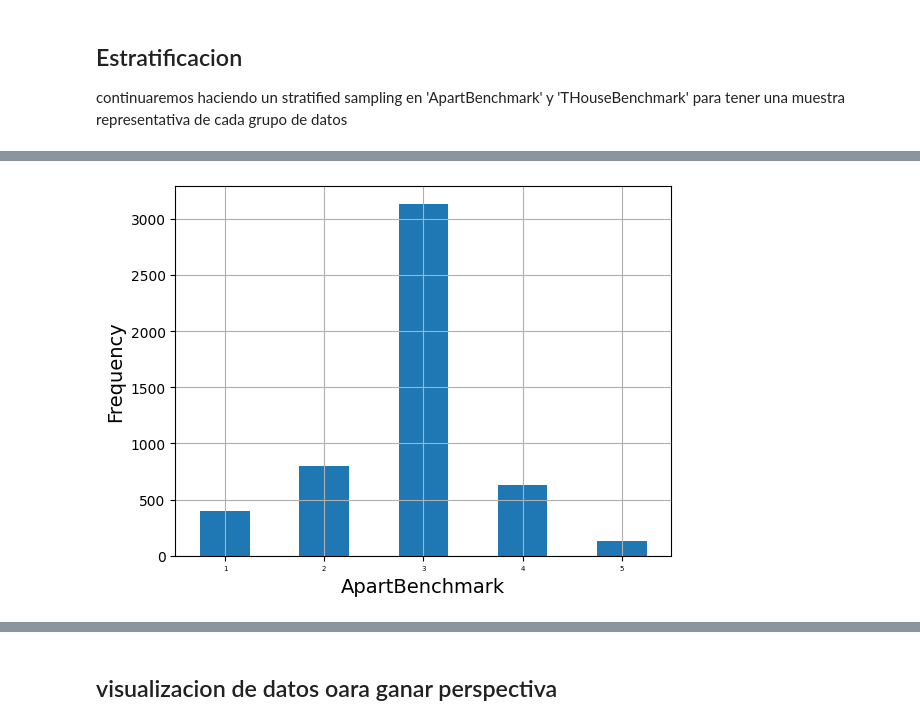
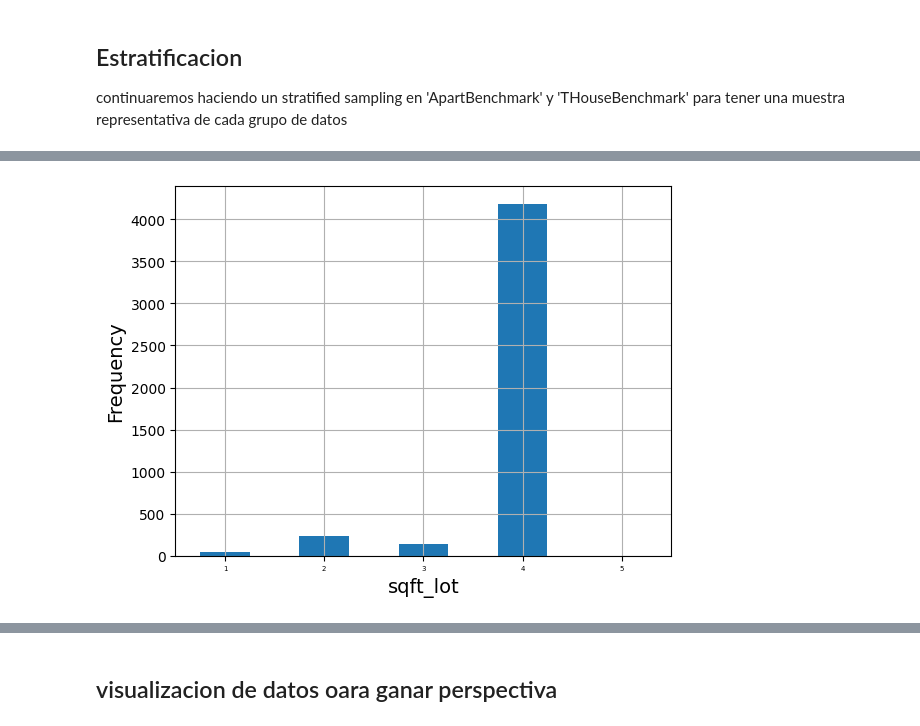
Before and after one commit to shirohigexe/practicas_HO_ML, a Jupyter notebook: Practica_1.ipynb, the cells around one changed output, grey strips where cells are left out. Cells and saved outputs as stored; diff of their text form; code cells hidden in the pictures.

```diff
--- a/Practica_1.ipynb
+++ b/Practica_1.ipynb
@@ -53,0 +56,3 @@ memory usage: 676.3+ KB
+# %%
+data_file = data_file.drop(['street','city','statezip','country'], axis=1)
+data_file.info()
@@ -119,7 +135,3 @@ plt.show()
 ## Creacion de conjunto de prueba
 Con este conjunto, el objetivo es evitar el data snooping.
 Se hara de manera manual como ejercicio practico.
-# %%
-#para manejar los valores nulos
-data_file['ApartBenchmark'].fillna(data_file['ApartBenchmark'].mean(), inplace=True)
-data_file['THouseBenchmark'].fillna(data_file['THouseBenchmark'].mean(), inplace=True)
@@ -185,3 +184,7 @@ train_set.head()
 # %% [markdown]
 ## Estratificacion
 continuaremos haciendo un stratified sampling en 'ApartBenchmark' y 'THouseBenchmark' para tener una muestra representativa de cada grupo de datos
+# %%
+data_file['sqft_living_stratified'] = pd.cut(data_file['sqft_living'],
+                                                bins=[300,1600,3000,4000,np.inf],
+                                                labels=[1,2,3,4])
@@ -188,12 +199,12 @@ continuaremos haciendo un stratified sampling en 'ApartBenchmark' y 'THouseBench
 # %%
-data_file['ApartBenchmark_stratified'] = pd.cut(data_file['ApartBenchmark'],
-                                                bins=[100000,300000,400000,600000,800000,np.inf],
-                                                labels=[1,2,3,4,5])
+data_file['sqft_lot_stratified'] = pd.cut(data_file['sqft_lot'],
+                                                bins=[600,1000,2000,3000,1000000,np.inf],
+                                                 labels=[1,2,3,4,5])
 # %%
-apartments_stratified = data_file['ApartBenchmark_stratified'].value_counts().sort_index()
-apartments_stratified.plot.bar(rot=0, grid=True)
-plt.xlabel('ApartBenchmark')
+hauses_stratified = data_file['sqft_lot_stratified'].value_counts().sort_index()
+hauses_stratified.plot.bar(rot=0, grid=True)
+plt.xlabel('sqft_lot')
 plt.ylabel('Frequency')
 plt.show()
 # %% [output]
-[figure, old version]
+[figure, new version]
```
Also changed, not shown: parts of 29 cells of this notebook.
